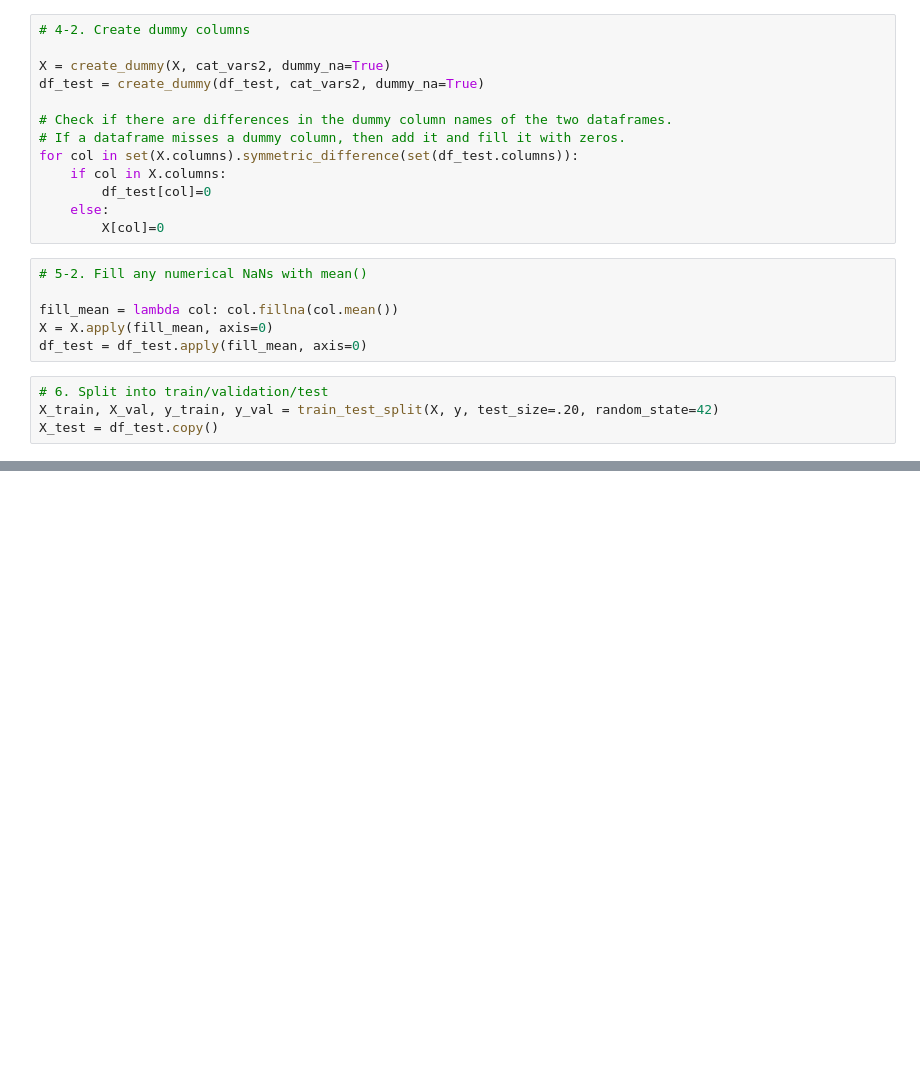
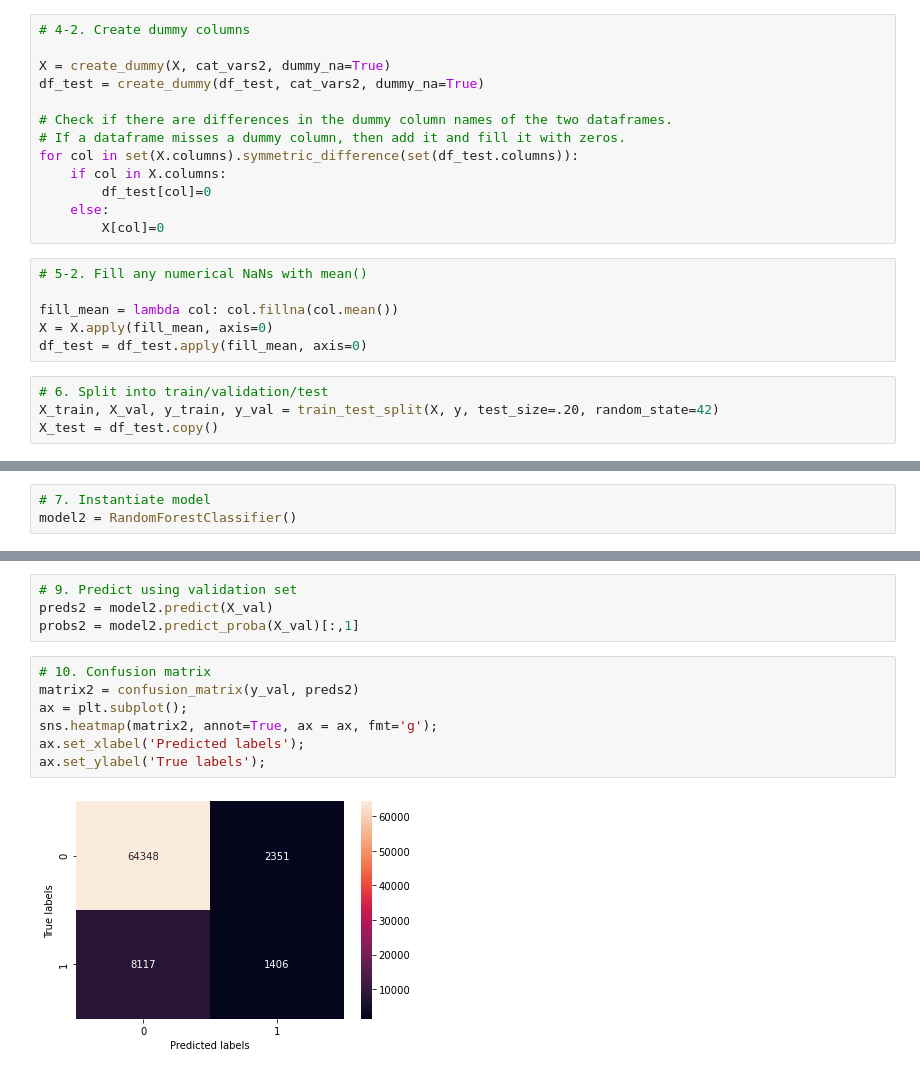
Before and after one commit to asyntychaki/Health-Insurance-Cross-Sell, a Jupyter notebook: 4-Predicting-Response.ipynb, the cells around one changed output, grey strips where cells are left out. Cells and saved outputs as stored; diff of their text form; blank space fills up the shorter version.

```diff
--- a/4-Predicting-Response.ipynb
+++ b/4-Predicting-Response.ipynb
@@ -159,0 +187,3 @@ Text(33.0, 0.5, 'True labels')
+# %%
+# 7. Instantiate model
+model2 = RandomForestClassifier()
@@ -159,0 +195,13 @@ Text(33.0, 0.5, 'True labels')
+# %%
+# 9. Predict using validation set
+preds2 = model2.predict(X_val)
+probs2 = model2.predict_proba(X_val)[:,1]
+# %%
+# 10. Confusion matrix
+matrix2 = confusion_matrix(y_val, preds2)
+ax = plt.subplot();
+sns.heatmap(matrix2, annot=True, ax = ax, fmt='g');
+ax.set_xlabel('Predicted labels');
+ax.set_ylabel('True labels');
+# %% [output]
+[figure, added]
```
Also changed, not shown: parts of 33 cells of this notebook, 1 other file.
